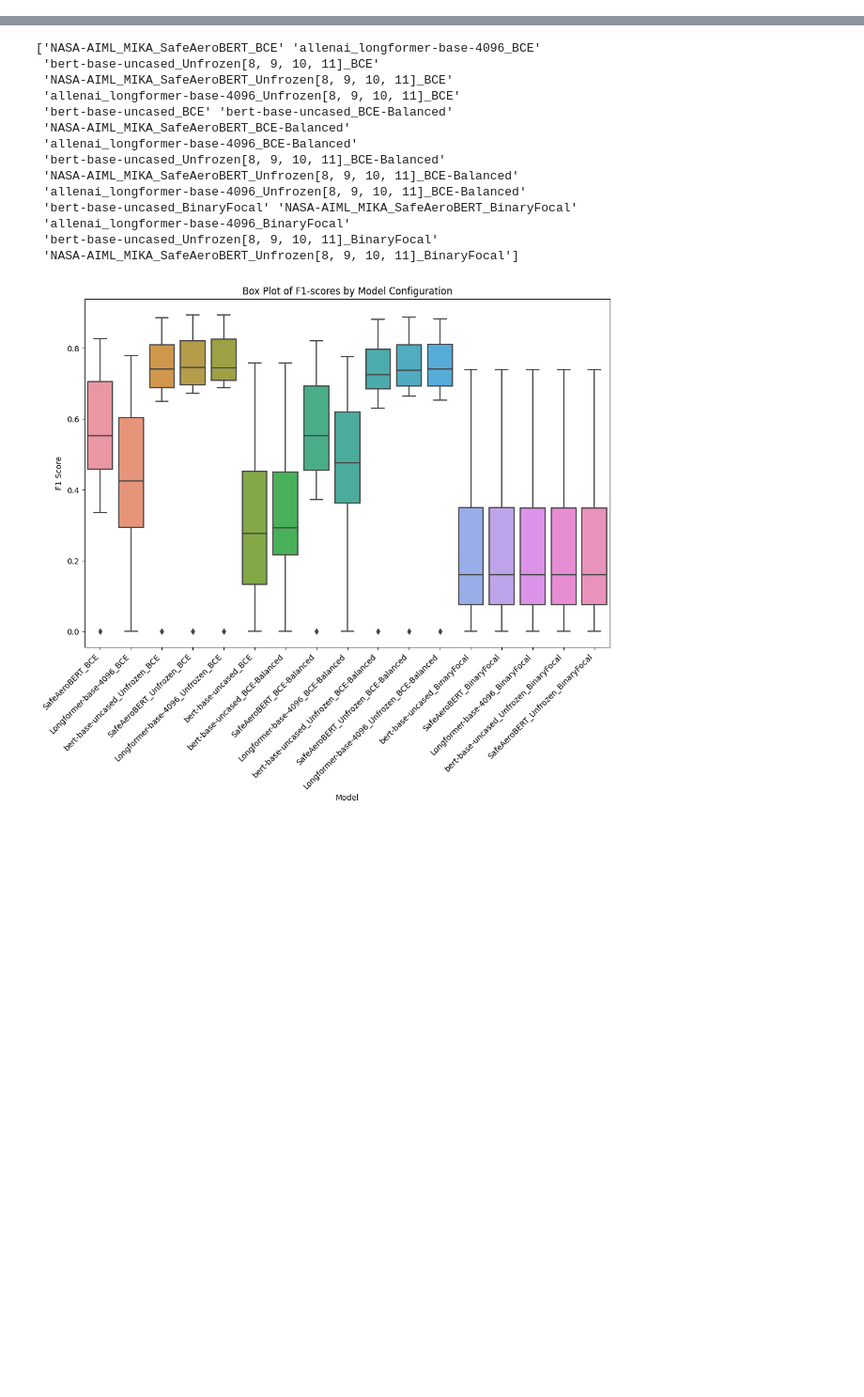
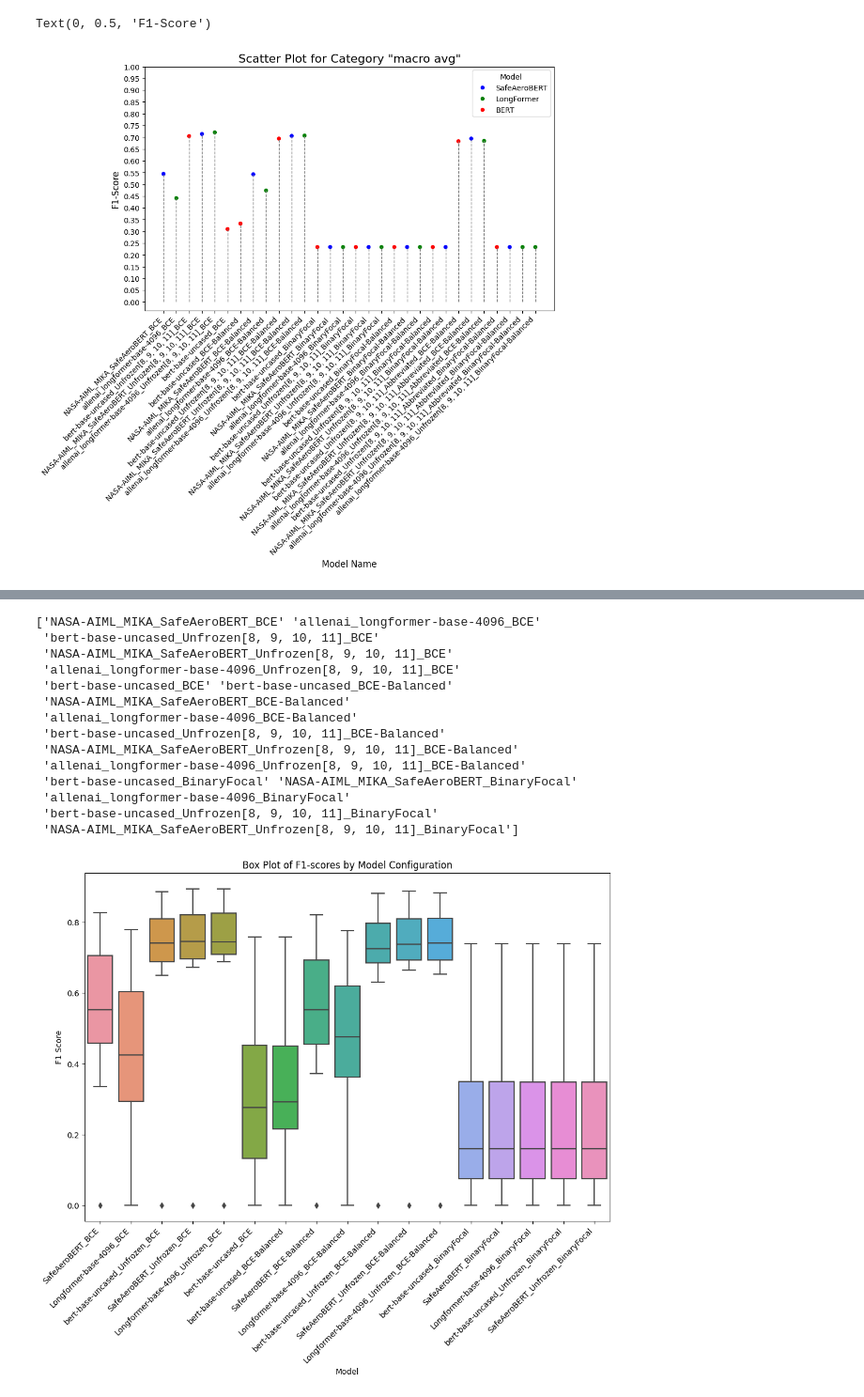
Before and after one commit to Gogonemnem/Safran-Project, a Jupyter notebook: Visualization_plot.ipynb, the cells around one changed output, grey strips where cells are left out. Shown at 94% size. Cells and saved outputs as stored; diff of their text form; code cells hidden in the pictures; blank space fills up the shorter version.

```diff
--- a/Visualization_plot.ipynb
+++ b/Visualization_plot.ipynb
@@ -6,0 +97,23 @@ import seaborn as sns
+# %%
+import numpy as np
+results_macro_avg = results2[results2["Category"] == 'macro avg']
+
+custom_palette = {"BERT": 'red', "LongFormer": 'green', "SafeAeroBERT": 'blue'}
+plt.figure(figsize=(10,6))
+sns.scatterplot(x='Model Name', y = 'f1-score', data = results_macro_avg, hue="Model",palette = custom_palette)
+plt.title('Scatter Plot for Category "macro avg"', fontsize=16)
+x_ticks = results_macro_avg["Model Name"].unique()
+# for x_tick in range(len(x_ticks)):
+#     plt.axvline(x=x_tick, color='gray', linestyle='--', linewidth=0.5)
+
+for x_tick, (_, row) in enumerate(results_macro_avg.iterrows()):
+    plt.vlines(x=x_tick, ymin=0, ymax=row['f1-score'], color='gray', linestyle='--', linewidth=1)
+
+y_ticks = np.arange(0, 1.05, 0.05)
+plt.xticks(range(len(x_ticks)), x_ticks, rotation=45, ha='right')
+plt.yticks(y_ticks)
+plt.xlabel('Model Name', fontsize=12)
+plt.ylabel('F1-Score', fontsize=12)
+# %% [output]
+Text(0, 0.5, 'F1-Score')
+[figure, added]
```
Also changed, not shown: parts of 10 cells of this notebook.
